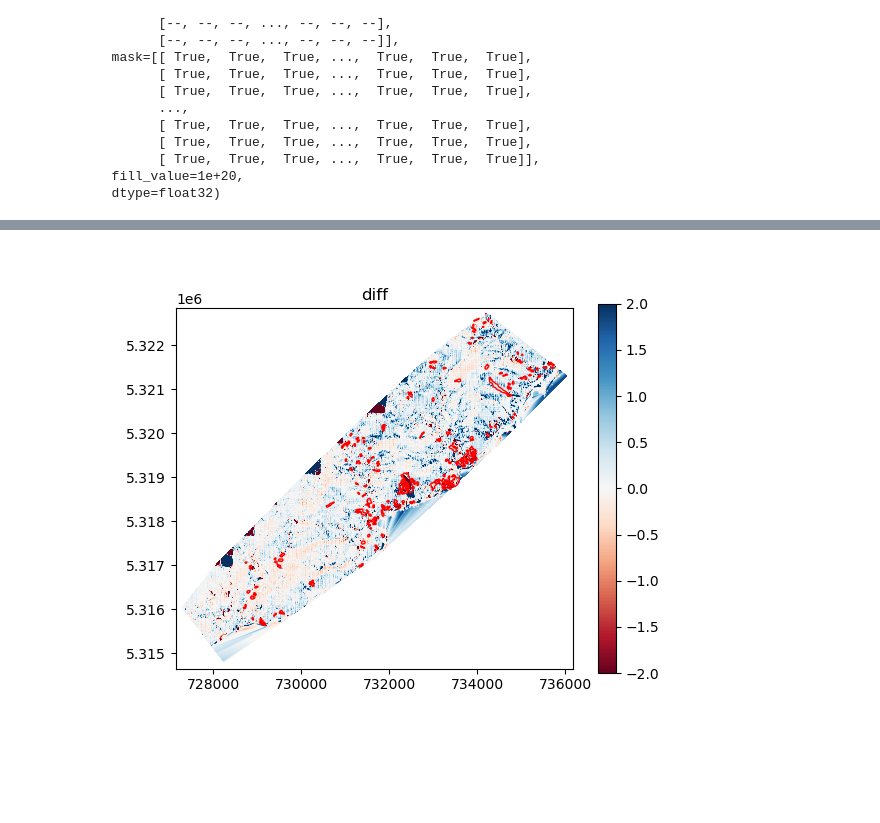
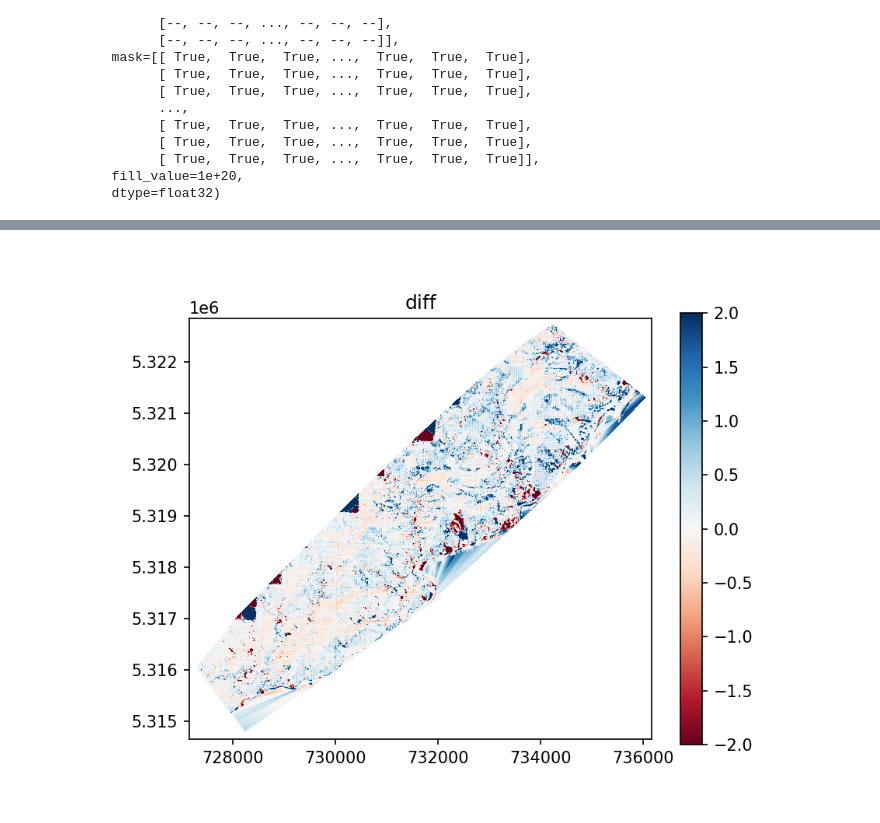
Before and after one commit to UW-GDA/nz-landslides, a Jupyter notebook: notebooks/4-calculating-differences&correlations.ipynb, the cells around one changed output, grey strips where cells are left out. Saved outputs shown, nothing was run; the diff lists cells and outputs as text; code cells hidden in the pictures; blank space fills up the shorter version.

```diff
--- a/notebooks/4-calculating-differences&correlations.ipynb
+++ b/notebooks/4-calculating-differences&correlations.ipynb
@@ -223,16 +105,17 @@ plt.xlim(-10, 10)
 # %%
 xmin, xmax, ymin, ymax = vrt18_fa_ma_extent
 
-f, ax = plt.subplots()
+f, ax = plt.subplots(dpi=150)
+# f, ax = plt.subplots()
 im = ax.imshow(diff, extent=vrt18_fa_ma_extent, vmin=-2, vmax=2, cmap='RdBu')
-inventory_gpd_clipped.plot(ax=ax, facecolor='none', edgecolor='r')
+# inventory_gpd_clipped.plot(ax=ax, facecolor='none', edgecolor='k')
 ax.set_title('diff')
 f.colorbar(im, ax=ax)
 plt.xlim(xmin-100, xmax+100)
 plt.ylim(ymin-100, ymax+100)
 plt.show()
 # %% [output]
-[figure, old version]
+[figure, new version]
 # %%
 # fa_ma   = [vrt16_fa_ma, vrt17_fa_ma, vrt18_fa_ma]
 # fa_vrts = ["/home/jovyan/nz-landslides/1-raw-data/dem/2016_fa.vrt",
```
Also changed, not shown: parts of 16 cells of this notebook, 10 other files.
